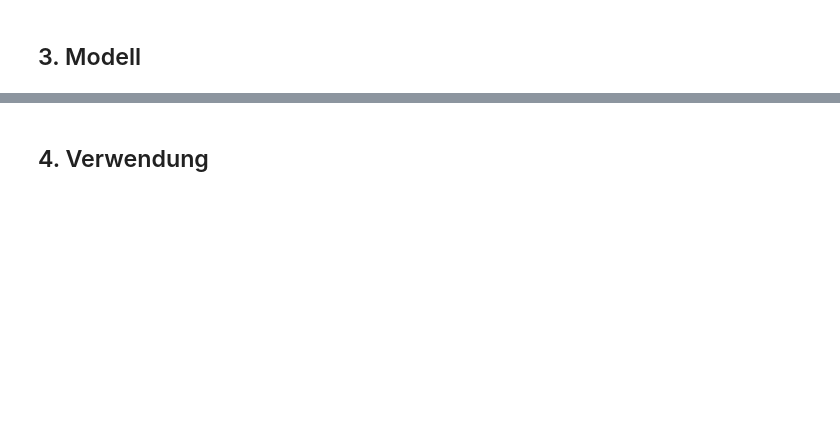
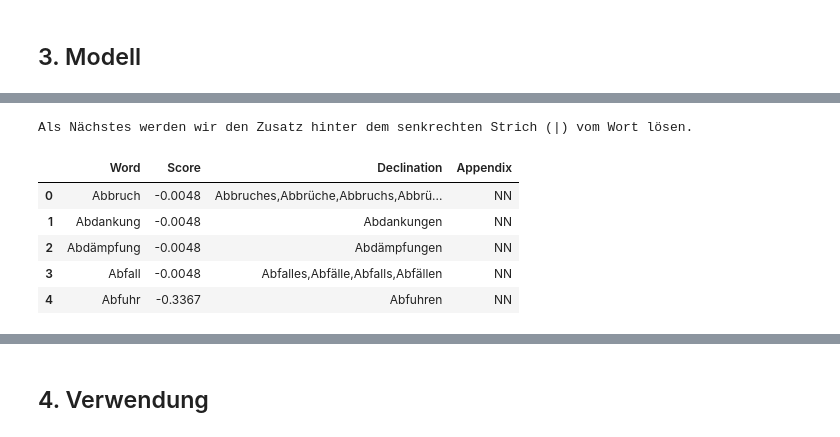
Before and after one commit to orca-nrw/lernmodul-texte, a Jupyter notebook: index.ipynb, the cells around one changed output, grey strips where cells are left out. Cells and saved outputs as stored; diff of their text form; code cells hidden in the pictures; blank space fills up the shorter version.

```diff
--- a/index.ipynb
+++ b/index.ipynb
@@ -247,0 +303,12 @@ Wie sieht die Visualisierung davon aus?
+# %%
+print("Als Nächstes werden wir den Zusatz hinter dem senkrechten Strich (|) vom Wort lösen.")
+negative[['Word', 'Appendix']] = negative['Word'].str.split('|', 1, expand=True)
+negative.head()
+# %% [output]
+Als Nächstes werden wir den Zusatz hinter dem senkrechten Strich (|) vom Wort lösen.
+|  | Word | Score | Declination | Appendix |
+| 0 | Abbruch | -0.0048 | Abbruches,Abbrüche,Abbruchs,Abbrü... | NN |
+| 1 | Abdankung | -0.0048 | Abdankungen | NN |
+| 2 | Abdämpfung | -0.0048 | Abdämpfungen | NN |
+| 3 | Abfall | -0.0048 | Abfalles,Abfälle,Abfalls,Abfällen | NN |
+| 4 | Abfuhr | -0.3367 | Abfuhren | NN |
```
Also changed, not shown: parts of 23 cells of this notebook.
